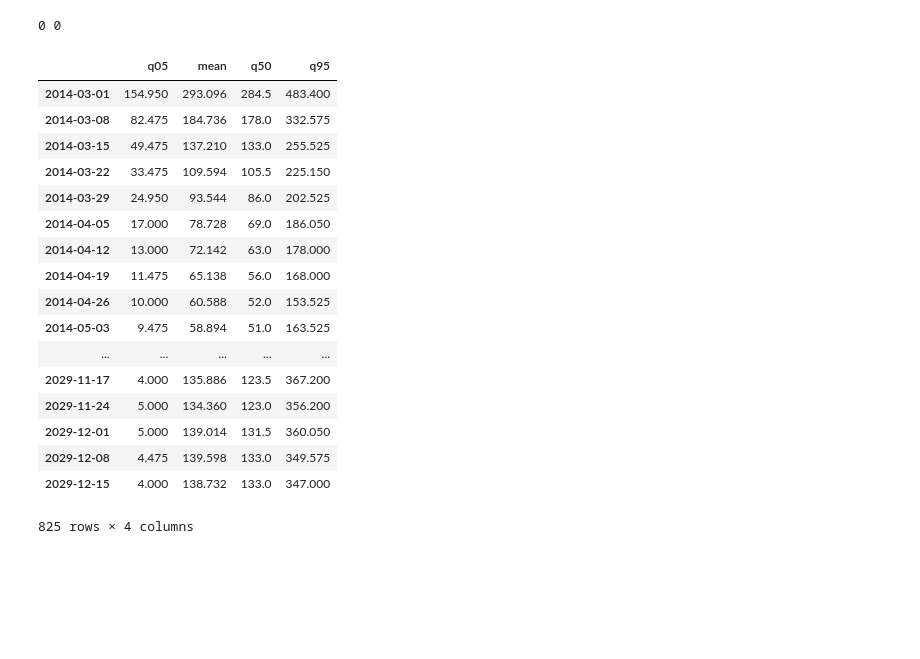
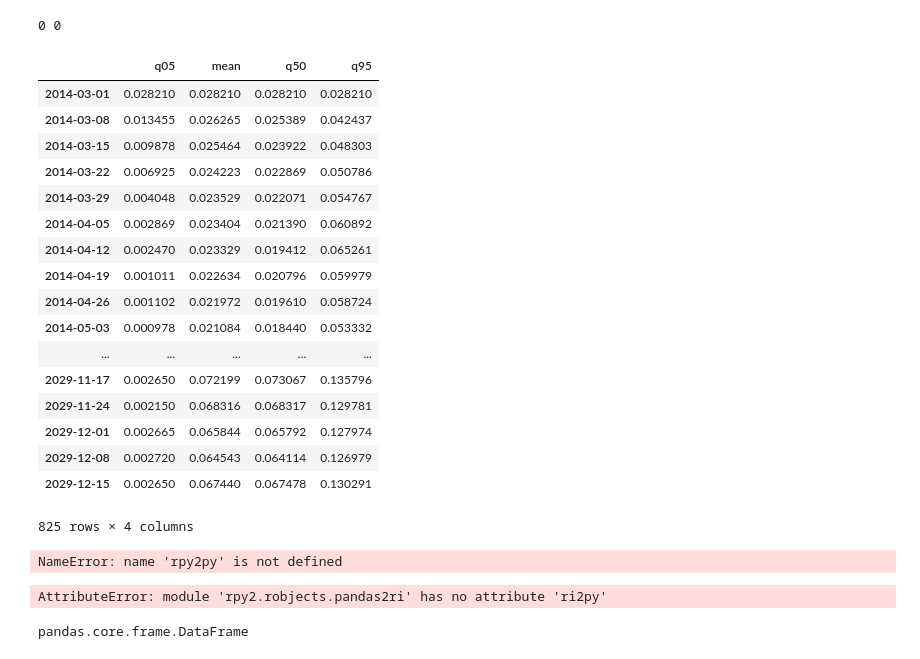
Before and after one commit to jcblemai/haiti-mass-ocv-campaign, a Jupyter notebook: forecast.ipynb, the cells around one changed output. Cells and saved outputs as stored; diff of their text form; code cells hidden in the pictures; blank space fills up the shorter version.

```diff
--- a/forecast.ipynb
+++ b/forecast.ipynb
@@ -113,9 +113,10 @@ def run_sim(dp):
     robjects.r('p1d_reg <- ' +       str(scenario.p1d_reg[dp]))
     robjects.r('r_v_year <- ' +      str(scenario.r_v_year[dp]))
     robjects.r('cases_ext <- 1')
-    r_source('~/phd/haiti-ocv-pomp/scripts/forecast_haitiOCV_mob.R')
+    r_source('/Users/chadi/Documents/phd/haiti-ocv-pomp/scripts/forecast_haitiOCV_mob.R')
     for comp in compartments:
-        temp = pandas2ri.ri2py(robjects.r[comp])
+        #temp = pandas2ri.ri2py(robjects.r[comp])
+        temp = robjects.r[comp]
         temp.index = index
         temp.drop('date',axis=1, inplace = True)
         dept_data[comp] = temp
@@ -533,23 +541,31 @@ print(pc_them, pc_us)
 # %% [output]
 0 0
 # %%
-all_data['Artibonite']['A']
+all_data['Artibonite']['B']
 # %% [output]
 |  | q05 | mean | q50 | q95 |
-| 2014-03-01 | 154.950 | 293.096 | 284.5 | 483.400 |
-| 2014-03-08 | 82.475 | 184.736 | 178.0 | 332.575 |
-| 2014-03-15 | 49.475 | 137.210 | 133.0 | 255.525 |
-| 2014-03-22 | 33.475 | 109.594 | 105.5 | 225.150 |
-| 2014-03-29 | 24.950 | 93.544 | 86.0 | 202.525 |
-| 2014-04-05 | 17.000 | 78.728 | 69.0 | 186.050 |
-| 2014-04-12 | 13.000 | 72.142 | 63.0 | 178.000 |
-| 2014-04-19 | 11.475 | 65.138 | 56.0 | 168.000 |
-| 2014-04-26 | 10.000 | 60.588 | 52.0 | 153.525 |
-| 2014-05-03 | 9.475 | 58.894 | 51.0 | 163.525 |
+| 2014-03-01 | 0.028210 | 0.028210 | 0.028210 | 0.028210 |
+| 2014-03-08 | 0.013455 | 0.026265 | 0.025389 | 0.042437 |
+| 2014-03-15 | 0.009878 | 0.025464 | 0.023922 | 0.048303 |
+| 2014-03-22 | 0.006925 | 0.024223 | 0.022869 | 0.050786 |
+| 2014-03-29 | 0.004048 | 0.023529 | 0.022071 | 0.054767 |
+| 2014-04-05 | 0.002869 | 0.023404 | 0.021390 | 0.060892 |
+| 2014-04-12 | 0.002470 | 0.023329 | 0.019412 | 0.065261 |
+| 2014-04-19 | 0.001011 | 0.022634 | 0.020796 | 0.059979 |
+| 2014-04-26 | 0.001102 | 0.021972 | 0.019610 | 0.058724 |
+| 2014-05-03 | 0.000978 | 0.021084 | 0.018440 | 0.053332 |
 | ... | ... | ... | ... | ... |
-| 2029-11-17 | 4.000 | 135.886 | 123.5 | 367.200 |
-| 2029-11-24 | 5.000 | 134.360 | 123.0 | 356.200 |
-| 2029-12-01 | 5.000 | 139.014 | 131.5 | 360.050 |
-| 2029-12-08 | 4.475 | 139.598 | 133.0 | 349.575 |
-| 2029-12-15 | 4.000 | 138.732 | 133.0 | 347.000 |
+| 2029-11-17 | 0.002650 | 0.072199 | 0.073067 | 0.135796 |
+| 2029-11-24 | 0.002150 | 0.068316 | 0.068317 | 0.129781 |
+| 2029-12-01 | 0.002665 | 0.065844 | 0.065792 | 0.127974 |
+| 2029-12-08 | 0.002720 | 0.064543 | 0.064114 | 0.126979 |
+| 2029-12-15 | 0.002650 | 0.067440 | 0.067478 | 0.130291 |
 825 rows × 4 columns
+# %%
+rpy2py(robjects('iris'))
+# %% [output]
+NameError: name 'rpy2py' is not defined
+# %%
+pandas2ri.ri2py(robjects.r('iris'))
+# %% [output]
+AttributeError: module 'rpy2.robjects.pandas2ri' has no attribute 'ri2py'
@@ -555,0 +574,4 @@ all_data['Artibonite']['A']
+# %%
+type(robjects.r('iris'))
+# %% [output]
+pandas.core.frame.DataFrame
```
Also changed, not shown: parts of 8 cells of this notebook, 5 other files.
